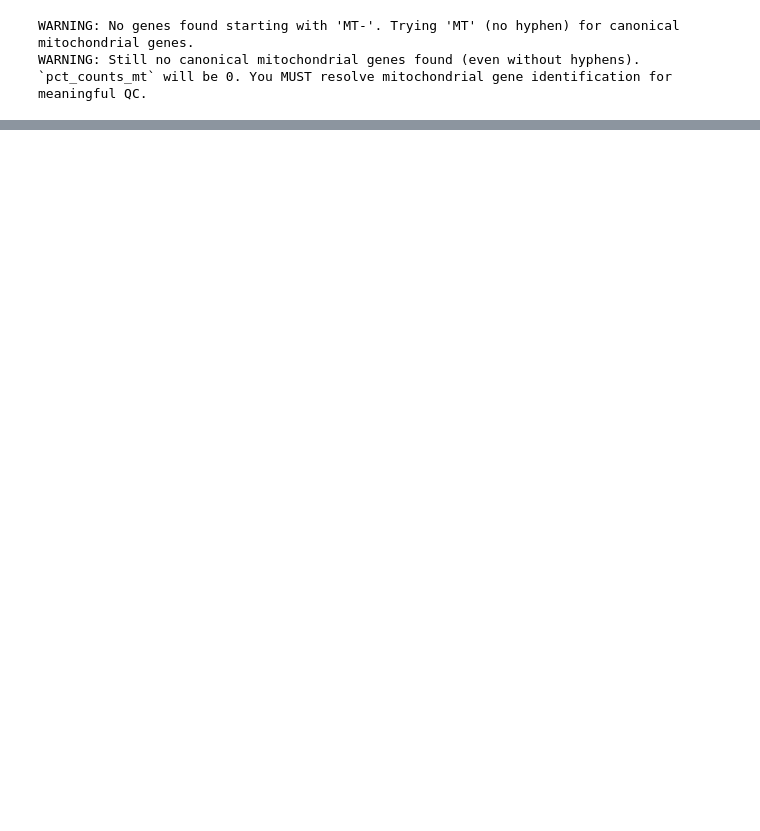
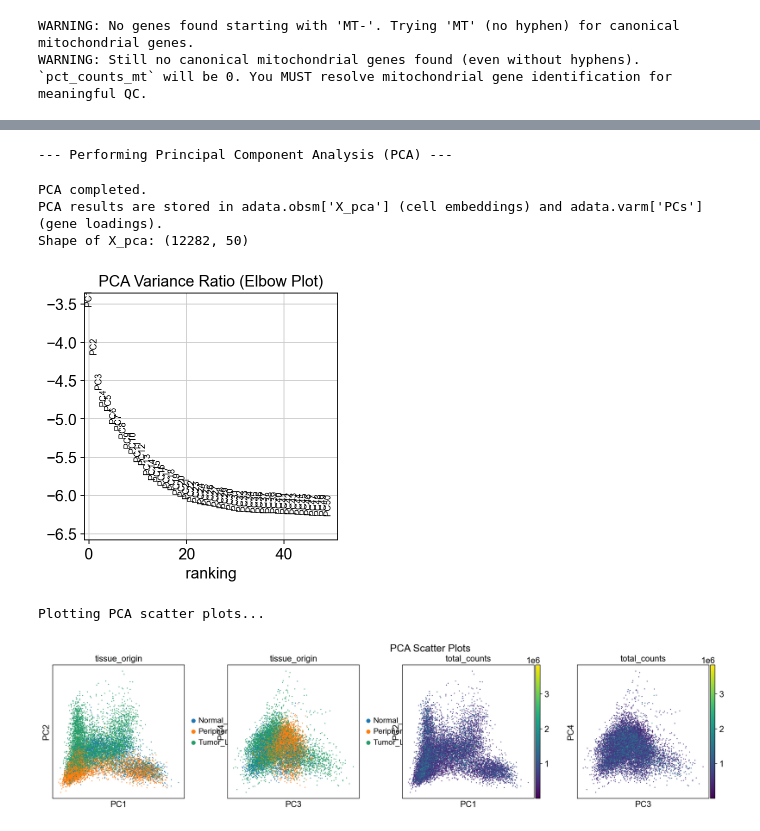
Before and after one commit to DarwinianCoder/EDA_dashboard_GEO_dataset, a Jupyter notebook: notebooks/02_quality_control.ipynb, the cells around one changed output, grey strips where cells are left out. Drawn from its saved outputs; the diff is of its cells as text; code cells hidden in the pictures; blank space fills up the shorter version.

```diff
--- a/notebooks/02_quality_control.ipynb
+++ b/notebooks/02_quality_control.ipynb
@@ -312,0 +526,50 @@ Plotting scatter plots for QC metric relationships...
+# %%
+if 'adata' in locals() and adata is not None and adata.n_obs > 0 and adata.n_vars > 0:
+    print("\n--- Performing Principal Component Analysis (PCA) ---")
+
+    # 1. Run PCA
+    # By default, sc.tl.pca will use the data in adata.X (which should be scaled).
+    # It will also use adata.var['highly_variable'] to subset to HVGs if it exists.
+    # n_comps: Number of principal components to compute. 50 is a common starting point.
+    # svd_solver: Algorithm for PCA. 'arpack' often works well for scRNA-seq.
+    sc.tl.pca(adata, n_comps=50, use_highly_variable=True, svd_solver='arpack')
+
+    print("\nPCA completed.")
+    print("PCA results are stored in adata.obsm['X_pca'] (cell embeddings) and adata.varm['PCs'] (gene loadings).")
+    print(f"Shape of X_pca: {adata.obsm['X_pca'].shape}") # Should be (n_cells, n_comps)
+
+    # 2. Visualize PCA results
+    # A. Variance Ratio Plot (Elbow Plot)
+    # This plot helps to decide how many PCs to use for downstream analysis.
+    # Look for an "elbow" or a point where adding more PCs doesn't explain much more variance.
+    sc.pl.pca_variance_ratio(adata, n_pcs=50, log=True, show=False)
+    plt.title('PCA Variance Ratio (Elbow Plot)')
+    plt.show()
+
+    # B. Scatter plot of first few PCs
+    # You can color by metadata, e.g., 'tissue_origin' or 'total_counts'
+    print("\nPlotting PCA scatter plots...")
+    # Corrected line: removed n_comps when components is a list of strings
+    sc.pl.pca(adata, color=['tissue_origin', 'total_counts'], components=['1,2', '3,4'], show=False)
+    plt.suptitle('PCA Scatter Plots', y=1.02)
+    plt.tight_layout()
+    plt.show()
+
+    # You might also want to save the adata object after PCA
+    # processed_adata_pca_path = os.path.join(processed_data_dir, 'adata_processed_pca.h5ad')
+    # try:
+    #     adata.write_h5ad(processed_adata_pca_path)
+    #     print(f"\nSuccessfully saved AnnData object after PCA to: {processed_adata_pca_path}")
+    # except Exception as e:
+    #     print(f"Error saving AnnData object after PCA: {e}")
+
+else:
+    print("\nAnnData object 'adata' is not defined or has no cells/genes. Cannot perform PCA.")
+# %% [output]
+--- Performing Principal Component Analysis (PCA) ---
+PCA completed.
+PCA results are stored in adata.obsm['X_pca'] (cell embeddings) and adata.varm['PCs'] (gene loadings).
+Shape of X_pca: (12282, 50)
+[figure, added]
+Plotting PCA scatter plots...
+[figure, added]
```
Also changed, not shown: parts of 7 cells of this notebook.
